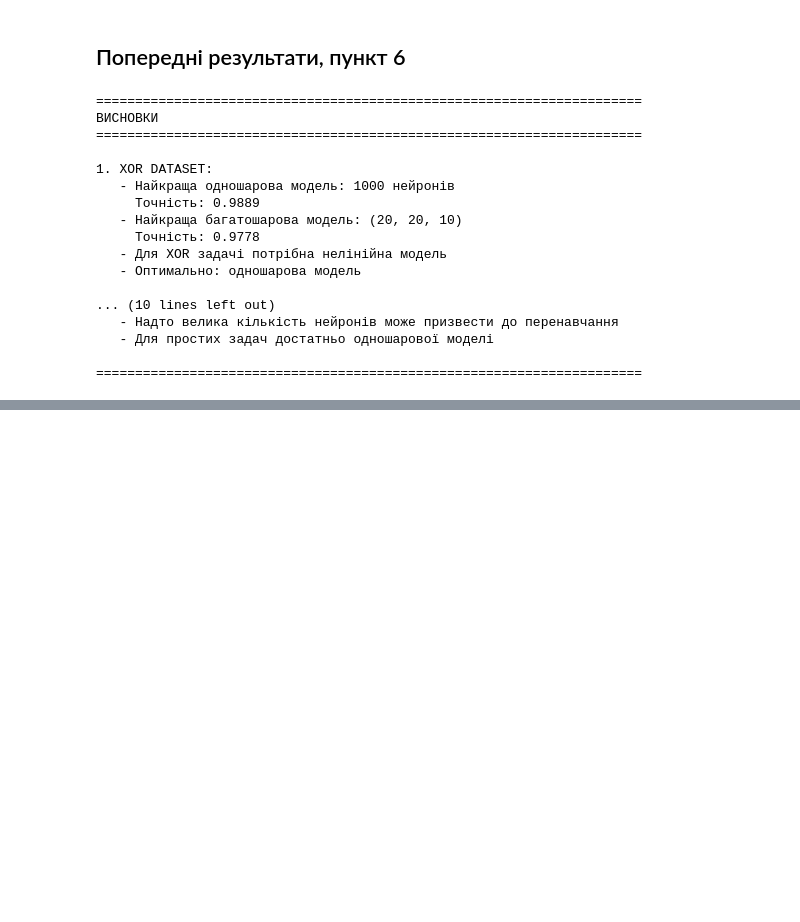
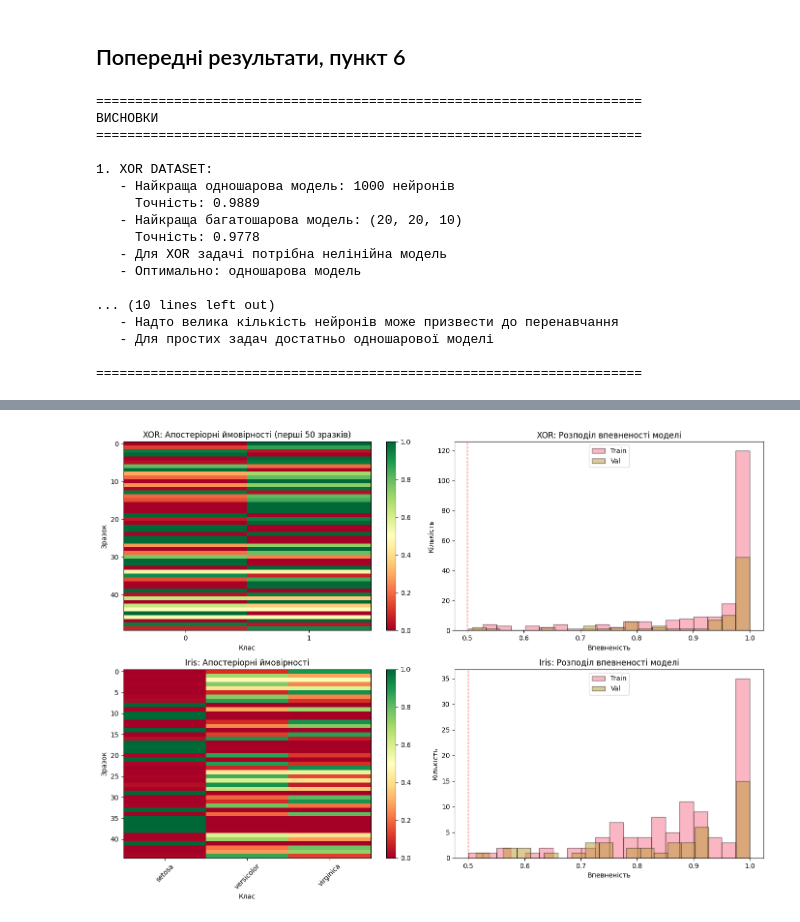
Before and after one commit to Michael-Tal-1/IAD_1, a Jupyter notebook: 3/IAD3.ipynb, the cells around one changed output, grey strips where cells are left out. Cells and saved outputs as stored; diff of their text form; code cells hidden in the pictures; blank space fills up the shorter version.

```diff
--- a/3/IAD3.ipynb
+++ b/3/IAD3.ipynb
@@ -693,0 +687,89 @@ print("\n" + "="*70)
+# %%
+# XOR DATASET
+print("1. XOR DATASET")
+best_xor_model = results_xor['models'][best_idx_xor]
+xor_proba_train = best_xor_model.predict_proba(X_xor_train)
+xor_proba_val = best_xor_model.predict_proba(X_xor_val)
+
+print(f"Модель з {best_neurons_xor} нейронів:")
+print(f"  Приклади апостеріорних ймовірностей (валідаційна вибірка):")
+print(f"  {'Зразок':<10} {'Істина':<10} {'Передб.':<10} {'P(0)':<12} {'P(1)':<12} {'Впевн.'}")
+print("-" * 70)
+for i in range(10):
+    conf = max(xor_proba_val[i])
+    pred = best_xor_model.predict(X_xor_val)[i]
+    print(f"  {i:<10} {Y_xor_val[i]:<10} {pred:<10} "
+          f"{xor_proba_val[i][0]:<12.4f} {xor_proba_val[i][1]:<12.4f} {conf:.4f}")
+
+# Аналіз впевненості
+xor_conf_train = np.max(xor_proba_train, axis=1)
+xor_conf_val = np.max(xor_proba_val, axis=1)
+print(f"\n  Середня впевненість (train): {xor_conf_train.mean():.4f}")
+print(f"  Середня впевненість (val):   {xor_conf_val.mean():.4f}")
+print(f"  Мінімальна впевненість (val): {xor_conf_val.min():.4f}")
+
+# IRIS DATASET
+print("\n2. IRIS DATASET")
+best_iris_model = results_iris['models'][best_idx_iris]
+iris_proba_train = best_iris_model.predict_proba(X_iris_train)
+iris_proba_val = best_iris_model.predict_proba(X_iris_val)
+
+print(f"Модель з {best_neurons_iris} нейронів:")
+print(f"  Приклади апостеріорних ймовірностей (валідаційна вибірка):")
+print(f"  {'Зр':<5} {'Істина':<12} {'Передб.':<12} {'P(setosa)':<12} {'P(versicolor)':<15} {'P(virginica)':<14} {'Впевн.'}")
+print("-" * 85)
+for i in range(10):
+    conf = max(iris_proba_val[i])
+    true_class = target_names[Y_iris_val[i]]
+    pred_class = target_names[best_iris_model.predict(X_iris_val)[i]]
+    print(f"  {i:<5} {true_class:<12} {pred_class:<12} "
+          f"{iris_proba_val[i][0]:<12.4f} {iris_proba_val[i][1]:<15.4f} {iris_proba_val[i][2]:<14.4f} {conf:.4f}")
+
+# Аналіз впевненості
+iris_conf_train = np.max(iris_proba_train, axis=1)
+iris_conf_val = np.max(iris_proba_val, axis=1)
+print(f"\n  Середня впевненість (train): {iris_conf_train.mean():.4f}")
+print(f"  Середня впевненість (val):   {iris_conf_val.mean():.4f}")
+print(f"  Мінімальна впевненість (val): {iris_conf_val.min():.4f}")
+
+# Візуалізація ймовірностей та впевненості
+fig, axes = plt.subplots(2, 2, figsize=(14, 10))
+
+# XOR - Heatmap ймовірностей
+im1 = axes[0, 0].imshow(xor_proba_val[:50], aspect='auto', cmap='RdYlGn', vmin=0, vmax=1)
+axes[0, 0].set_title(f'XOR: Апостеріорні ймовірності (перші 50 зразків)')
+axes[0, 0].set_xlabel('Клас')
+axes[0, 0].set_ylabel('Зразок')
+axes[0, 0].set_xticks([0, 1])
+plt.colorbar(im1, ax=axes[0, 0])
+
+# XOR - Розподіл впевненості
+axes[0, 1].hist(xor_conf_train, bins=20, alpha=0.5, label='Train', edgecolor='black')
+axes[0, 1].hist(xor_conf_val, bins=20, alpha=0.5, label='Val', edgecolor='black')
+axes[0, 1].set_title('XOR: Розподіл впевненості моделі')
+axes[0, 1].set_xlabel('Впевненість')
+axes[0, 1].set_ylabel('Кількість')
+axes[0, 1].legend()
+axes[0, 1].axvline(x=0.5, color='r', linestyle='--', linewidth=1)
+
+# Iris - Heatmap ймовірностей
+im2 = axes[1, 0].imshow(iris_proba_val, aspect='auto', cmap='RdYlGn', vmin=0, vmax=1)
+axes[1, 0].set_title(f'Iris: Апостеріорні ймовірності')
+axes[1, 0].set_xlabel('Клас')
+axes[1, 0].set_ylabel('Зразок')
+axes[1, 0].set_xticks([0, 1, 2])
+axes[1, 0].set_xticklabels(['setosa', 'versicolor', 'virginica'], rotation=45)
+plt.colorbar(im2, ax=axes[1, 0])
+
+# Iris - Розподіл впевненості
+axes[1, 1].hist(iris_conf_train, bins=20, alpha=0.5, label='Train', edgecolor='black')
+axes[1, 1].hist(iris_conf_val, bins=20, alpha=0.5, label='Val', edgecolor='black')
+axes[1, 1].set_title('Iris: Розподіл впевненості моделі')
+axes[1, 1].set_xlabel('Впевненість')
+axes[1, 1].set_ylabel('Кількість')
+axes[1, 1].legend()
+axes[1, 1].axvline(x=0.5, color='r', linestyle='--', linewidth=1)
+
+plt.tight_layout()
+plt.show()
+# %% [output]
@@ -693,0 +793 @@ print("\n" + "="*70)
+[figure, added]
```
Also changed, not shown: parts of 20 cells of this notebook.
